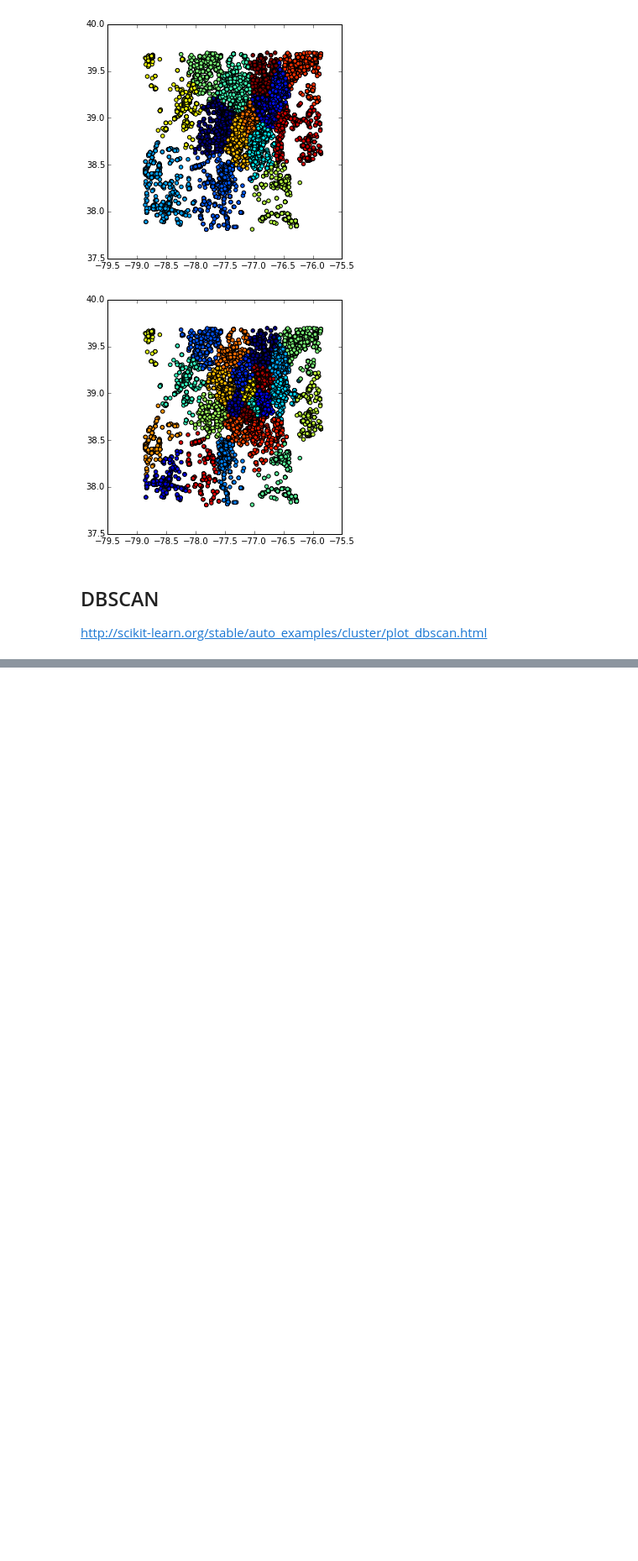
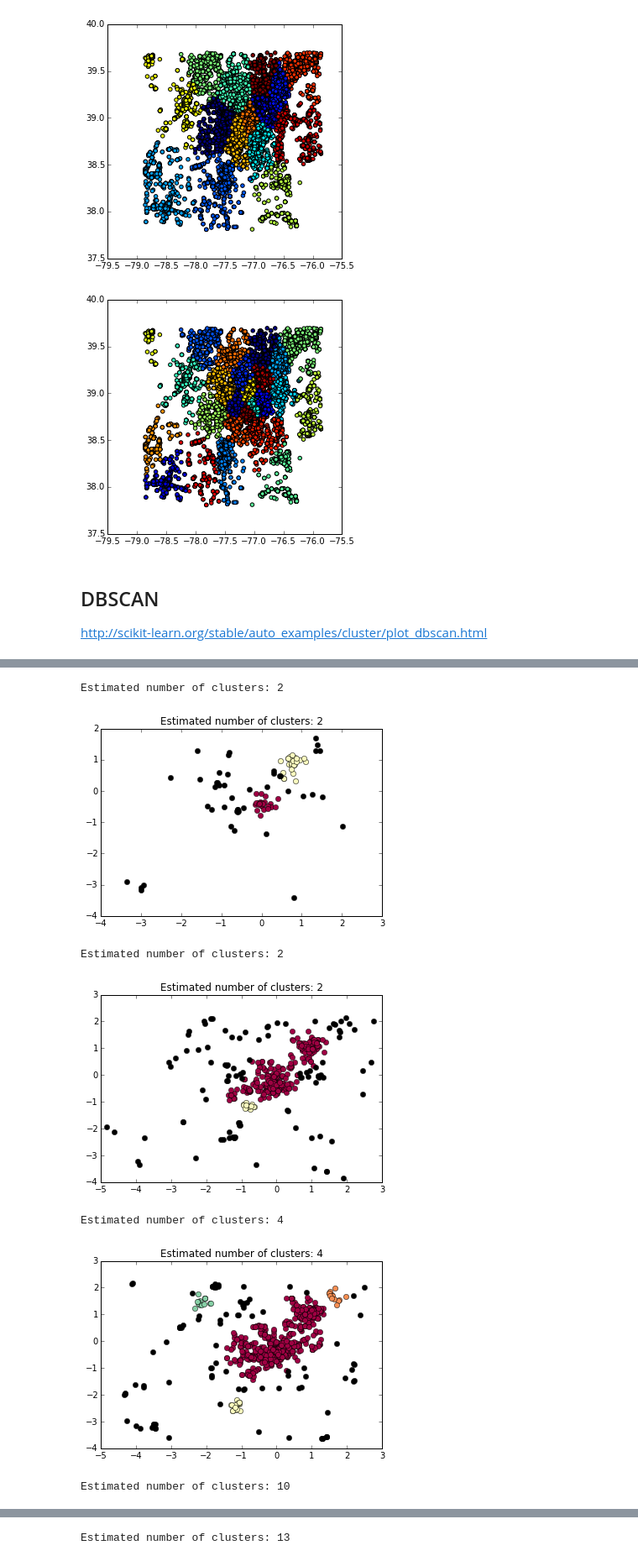
Before and after one commit to GeoBbox/geobbox, a Jupyter notebook: analysis/notebooks/Tweet-scratchpad.ipynb, the cells around one changed output, grey strips where cells are left out. Shown at 84% size. Cells and saved outputs as stored; diff of their text form; code cells hidden in the pictures; blank space fills up the shorter version.

```diff
--- a/analysis/notebooks/Tweet-scratchpad.ipynb
+++ b/analysis/notebooks/Tweet-scratchpad.ipynb
@@ -62,12 +46,3 @@ graph_kmeans(25)
 http://scikit-learn.org/stable/auto_examples/cluster/plot_dbscan.html
 # %%
 import numpy as np
-# %%
-from sklearn.cluster import DBSCAN
-from sklearn import metrics
-import matplotlib.pyplot as plt
-
-df = df
-lookup_keys=['X','Y']
-X = StandardScaler().fit_transform(df[lookup_keys])
-db = DBSCAN(eps=0.3, min_samples=10).fit(X)  # number of clusters
@@ -126,0 +92,15 @@ plt.show()
+# %%
+#plot_dbscan(df, n_recs)
+plot_dbscan(df, 100)
+plot_dbscan(df, 500)
+plot_dbscan(df, 1000)
+plot_dbscan(df, 10000)
+plot_dbscan(df, 20000)
+# %% [output]
+Estimated number of clusters: 2
+[figure, added]
+Estimated number of clusters: 2
+[figure, added]
+Estimated number of clusters: 4
+[figure, added]
+Estimated number of clusters: 10
@@ -126,0 +108 @@ plt.show()
+Estimated number of clusters: 13
```
Also changed, not shown: parts of 17 cells of this notebook.
